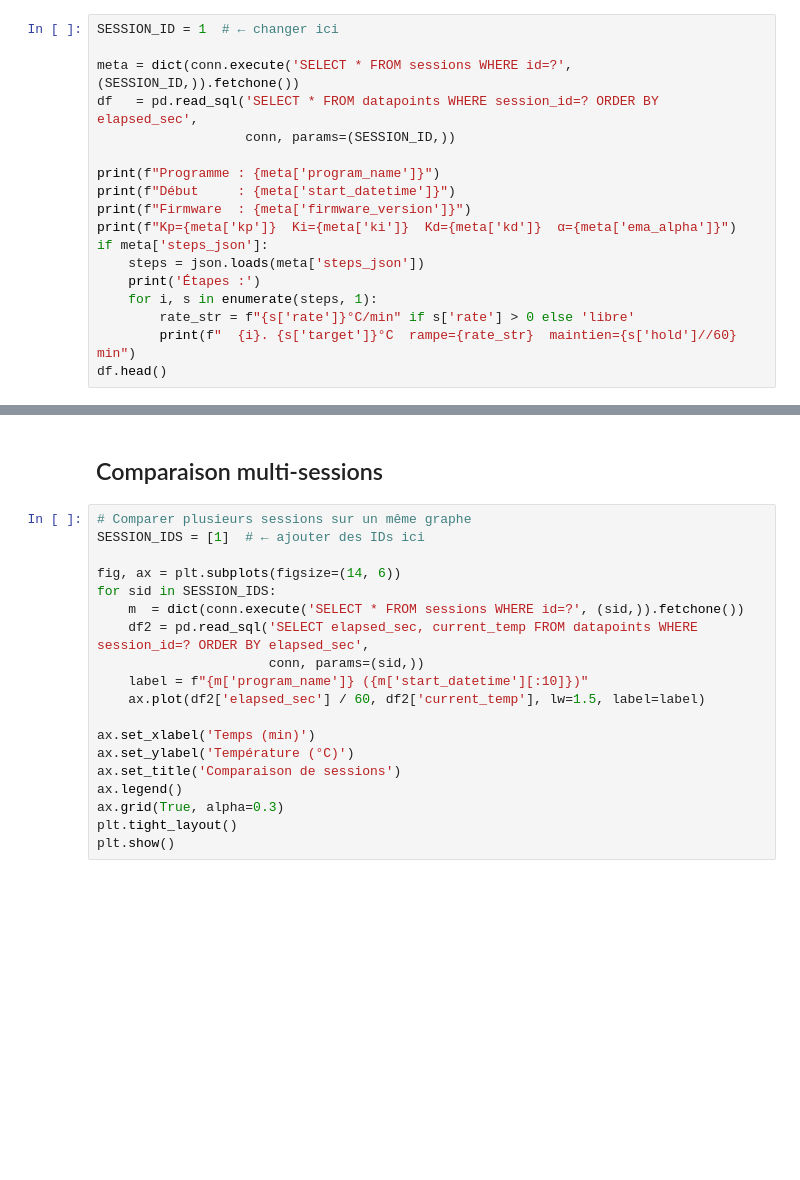
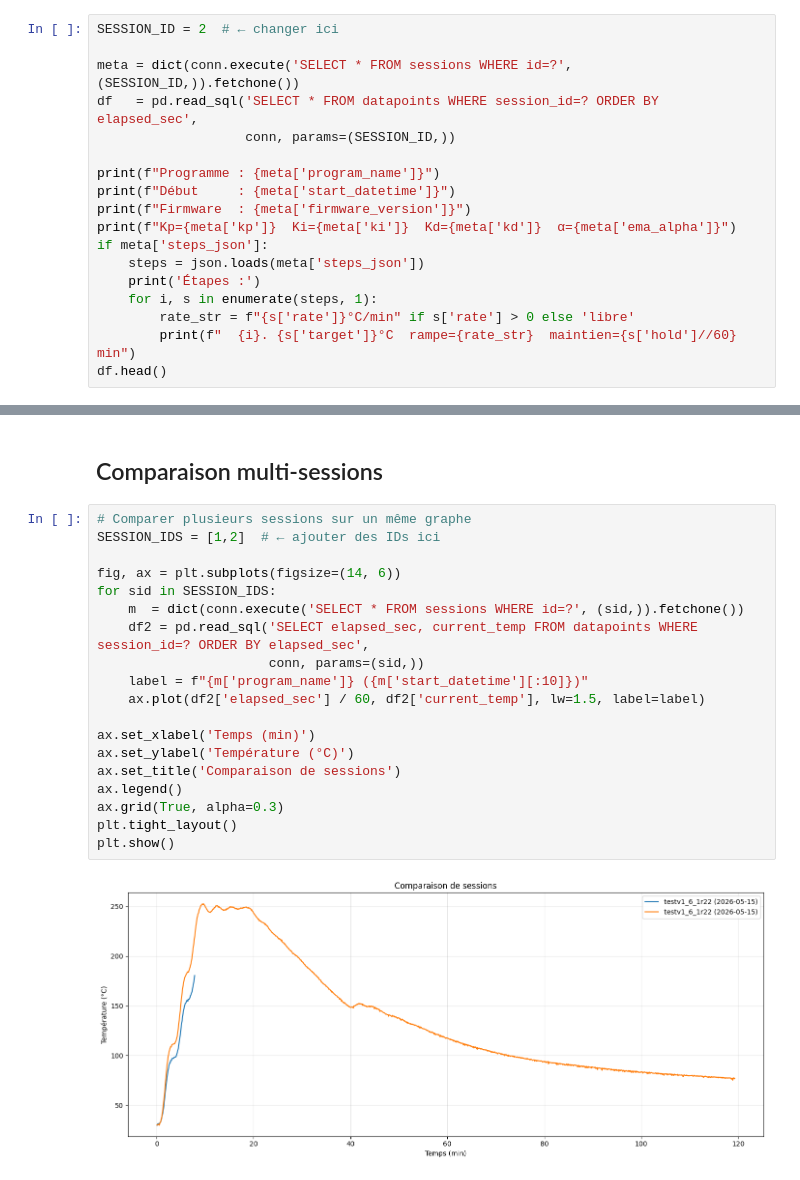
Before and after one commit to jjcurt/Four_verrier, a Jupyter notebook: analysis/notebooks/analyse_cuisson.ipynb, the cells around one changed output, grey strips where cells are left out. Saved outputs shown, nothing was run; the diff lists cells and outputs as text; blank space fills up the shorter version.

```diff
--- a/analysis/notebooks/analyse_cuisson.ipynb
+++ b/analysis/notebooks/analyse_cuisson.ipynb
@@ -31,7 +37,7 @@ sessions
 # %% [markdown]
 ## Profil de température — sélectionner une session
 # %%
-SESSION_ID = 1  # ← changer ici
+SESSION_ID = 2  # ← changer ici
 
 meta = dict(conn.execute('SELECT * FROM sessions WHERE id=?', (SESSION_ID,)).fetchone())
 df   = pd.read_sql('SELECT * FROM datapoints WHERE session_id=? ORDER BY elapsed_sec',
@@ -136,20 +208,22 @@ else:
 ## Comparaison multi-sessions
 # %%
 # Comparer plusieurs sessions sur un même graphe
-SESSION_IDS = [1]  # ← ajouter des IDs ici
+SESSION_IDS = [1,2]  # ← ajouter des IDs ici
 
 fig, ax = plt.subplots(figsize=(14, 6))
 for sid in SESSION_IDS:
     m  = dict(conn.execute('SELECT * FROM sessions WHERE id=?', (sid,)).fetchone())
     df2 = pd.read_sql('SELECT elapsed_sec, current_temp FROM datapoints WHERE session_id=? ORDER BY elapsed_sec',
                       conn, params=(sid,))
     label = f"{m['program_name']} ({m['start_datetime'][:10]})"
     ax.plot(df2['elapsed_sec'] / 60, df2['current_temp'], lw=1.5, label=label)
 
 ax.set_xlabel('Temps (min)')
 ax.set_ylabel('Température (°C)')
 ax.set_title('Comparaison de sessions')
 ax.legend()
 ax.grid(True, alpha=0.3)
 plt.tight_layout()
 plt.show()
+# %% [output]
+[figure, added]
```
Also changed, not shown: parts of 7 cells of this notebook, 1 other file.
